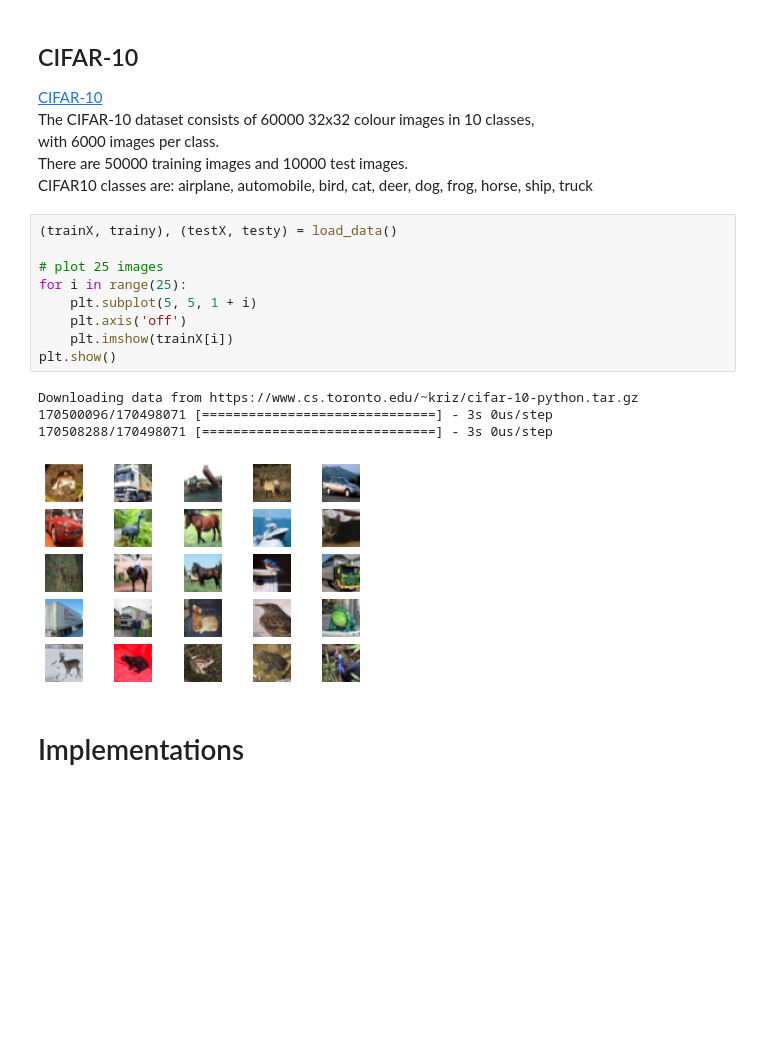
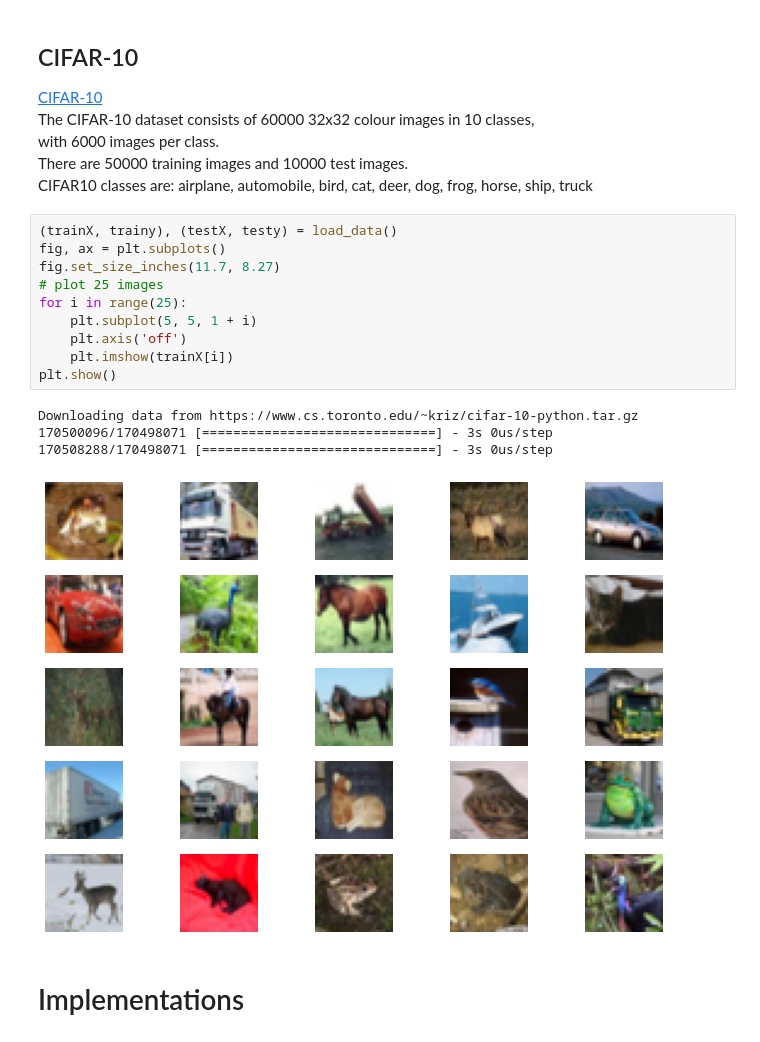
Before and after one commit to dodonas/DL_Final_Project_GAN, a Jupyter notebook: DL_FINAL_PROJECT_Conditional_GAN_2.ipynb, the cells around one changed output. Saved outputs shown, nothing was run; the diff lists cells and outputs as text; blank space fills up the shorter version.

```diff
--- a/DL_FINAL_PROJECT_Conditional_GAN_2.ipynb
+++ b/DL_FINAL_PROJECT_Conditional_GAN_2.ipynb
@@ -70,18 +70,19 @@ The CIFAR-10 dataset consists of 60000 32x32 colour images in 10 classes,<br> wi
 CIFAR10 classes are: airplane, automobile, bird, cat, deer, dog, frog, horse, ship, truck
 # %%
 (trainX, trainy), (testX, testy) = load_data()
-
+fig, ax = plt.subplots()
+fig.set_size_inches(11.7, 8.27)
 # plot 25 images
 for i in range(25):
 	plt.subplot(5, 5, 1 + i)
 	plt.axis('off')
 	plt.imshow(trainX[i])
 plt.show()
 # %% [output]
 Downloading data from https://www.cs.toronto.edu/~kriz/cifar-10-python.tar.gz
 170500096/170498071 [==============================] - 3s 0us/step
 170508288/170498071 [==============================] - 3s 0us/step
-[figure, old version]
+[figure, new version]
 # %% [markdown]
 # Implementations
 # %% [markdown]
```
Also changed, not shown: parts of 1 cell of this notebook.
